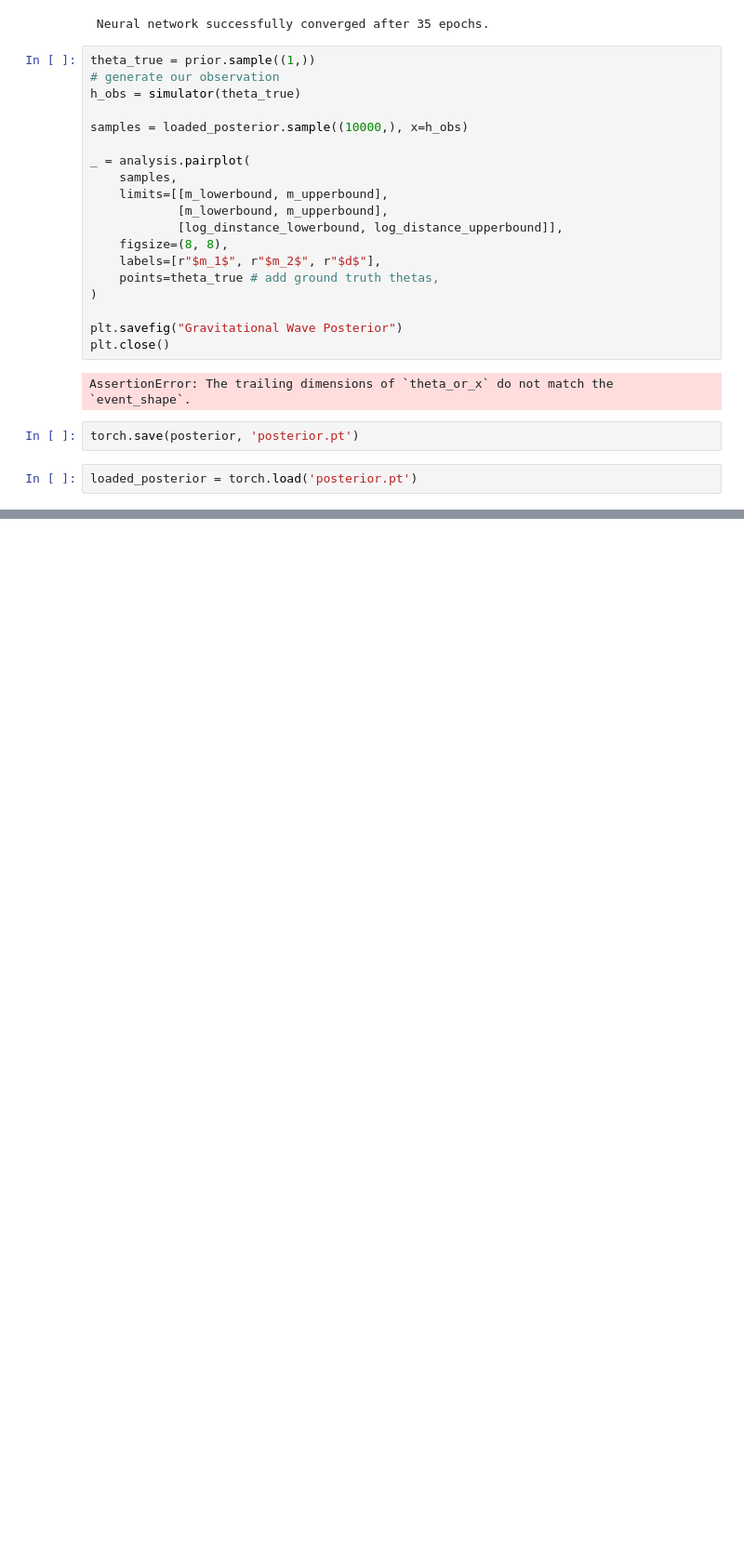
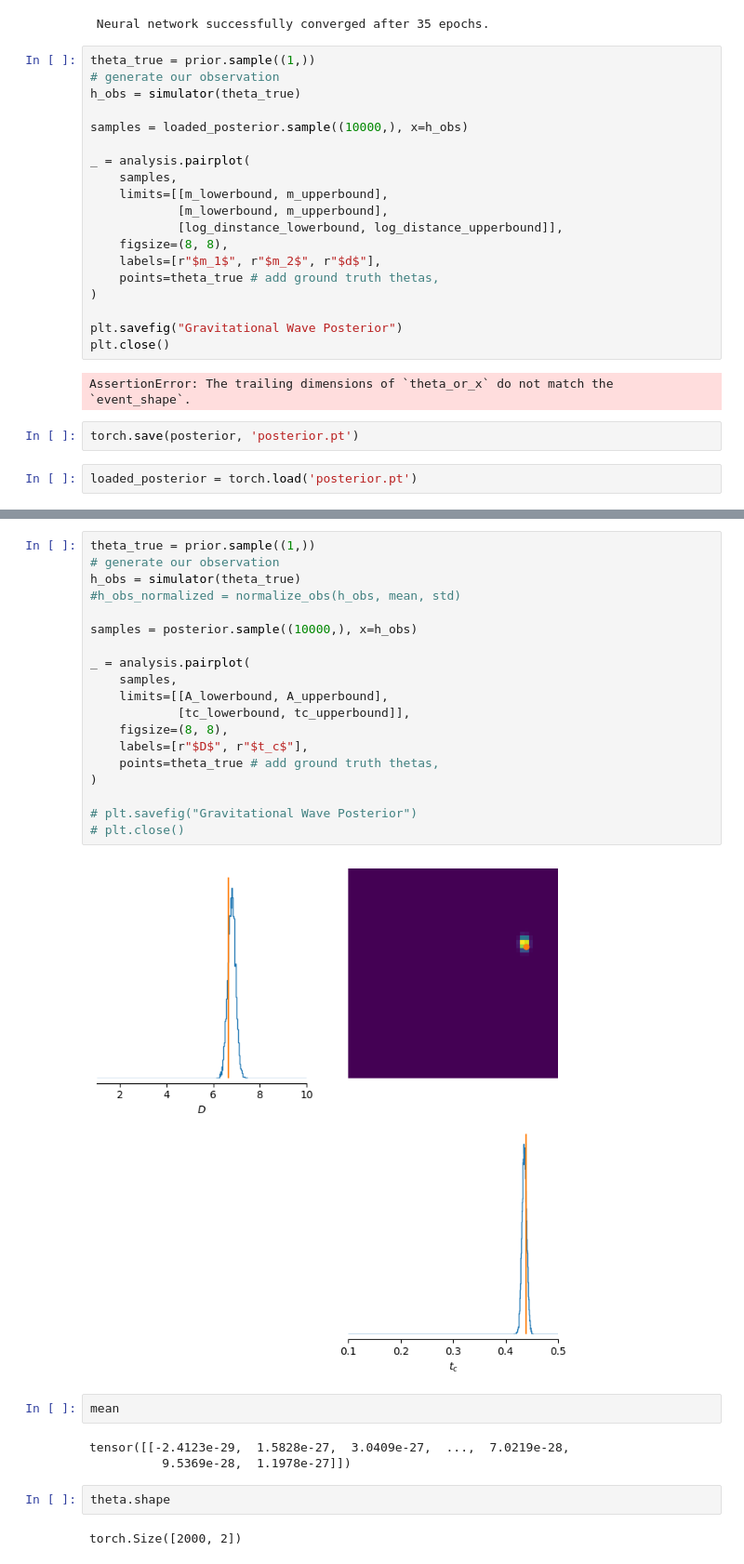
Before and after one commit to n3vSvZ/SBI_Project2b, a Jupyter notebook: Gravitational Waves/Gravitational Waves SBI.ipynb, the cells around one changed output, grey strips where cells are left out. Shown at 93% size. Cells and saved outputs as stored; diff of their text form; blank space fills up the shorter version.

```diff
--- a/Gravitational Waves/Gravitational Waves SBI.ipynb
+++ b/Gravitational Waves/Gravitational Waves SBI.ipynb
@@ -242,0 +336,30 @@ loaded_posterior = torch.load('posterior.pt')
+# %%
+theta_true = prior.sample((1,))
+# generate our observation
+h_obs = simulator(theta_true)
+#h_obs_normalized = normalize_obs(h_obs, mean, std)
+
+samples = posterior.sample((10000,), x=h_obs)
+
+_ = analysis.pairplot(
+    samples,
+    limits=[[A_lowerbound, A_upperbound],
+            [tc_lowerbound, tc_upperbound]],
+    figsize=(8, 8),
+    labels=[r"$D$", r"$t_c$"],
+    points=theta_true # add ground truth thetas,
+)
+
+# plt.savefig("Gravitational Wave Posterior")
+# plt.close()
+# %% [output]
+[figure, added]
+# %%
+mean
+# %% [output]
+tensor([[-2.4123e-29,  1.5828e-27,  3.0409e-27,  ...,  7.0219e-28,
+          9.5369e-28,  1.1978e-27]])
+# %%
+theta.shape
+# %% [output]
+torch.Size([2000, 2])
```
Also changed, not shown: parts of 24 cells of this notebook.
